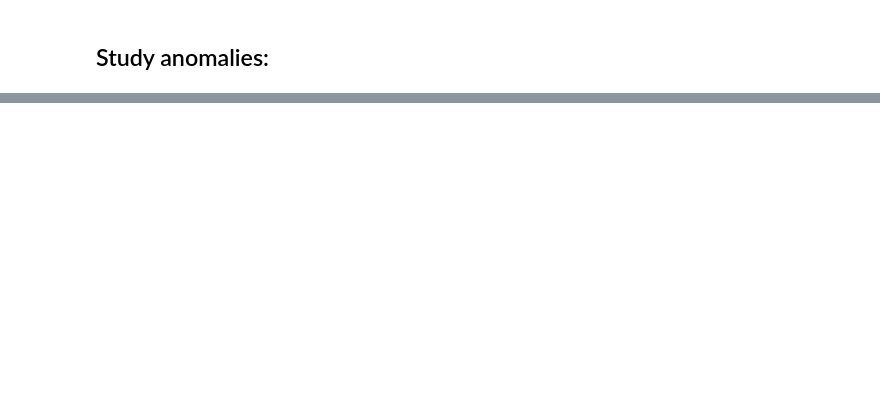
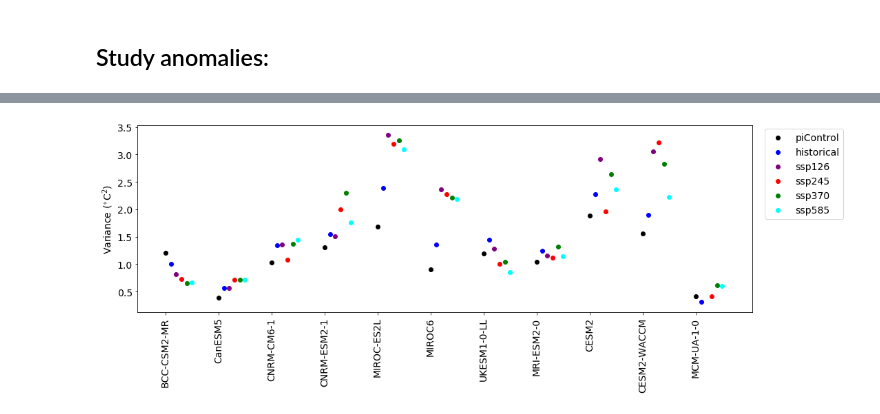
Before and after one commit to Hegebf/enso_paper, a Jupyter notebook: notebooks/single_member_analyses.ipynb, the cells around one changed output, grey strips where cells are left out. Cells and saved outputs as stored; diff of their text form; code cells hidden in the pictures; blank space fills up the shorter version.

```diff
--- a/notebooks/single_member_analyses.ipynb
+++ b/notebooks/single_member_analyses.ipynb
@@ -146,0 +160,15 @@ for model in models:
+# %%
+# convert to dataframe before saving:
+df = None
+for model in models:
+    for exp in experiments:
+        if exp in anomalies[model]:
+            colname = [(model, exp)]
+            df_col = pd.DataFrame(anomalies[model][exp], columns = colname)
+            if df is None:
+                df = df_col
+            else:
+                df = pd.merge(df, df_col, left_index=True, right_index=True, how='outer')
+df.columns = pd.MultiIndex.from_tuples(df.columns, names=['Model', 'Experiment'])
+#df.to_csv('../Processed_data/Nino3_4_DJF/detrended_single_members.txt')
+df
@@ -152,0 +200,28 @@ plt.plot(hist_years, anomalies['CESM2']['historical']);
+# %%
+# define x-coordiates and colors for each experiment
+x = {}
+colors = ['black', 'blue', 'purple', 'red', 'green', 'cyan']
+color_dict = {}
+delta_x = 0.1
+for ind,exp in enumerate(experiments):
+    x[exp] = np.arange(len(models)) + 1 + delta_x*ind
+    color_dict[exp] = colors[ind]
+# %%
+# create figure:
+fig, ax = plt.subplots(figsize = [16,5])
+
+for (k,model) in enumerate(models):
+    for exp in experiments:
+        if exp in anomalies[model]:
+            anom = anomalies[model][exp]
+            if k == 1:
+                ax.scatter(x[exp][k], anom.var(),  marker = 'o', color=color_dict[exp], label = exp)
+            else:
+                ax.scatter(x[exp][k], anom.var(),  marker = 'o', color=color_dict[exp])
+
+ax.tick_params(axis='both',labelsize=14)
+ax.set_ylabel('Variance ($^{\circ}$C$^2$)', fontsize = 14)
+plt.xticks(x['piControl'], models, rotation=90);
+ax.legend(loc=(1.02,0.5), fontsize = 14);
+# %% [output]
+[figure, added]
```
Also changed, not shown: parts of 11 cells of this notebook, 3 other files.
